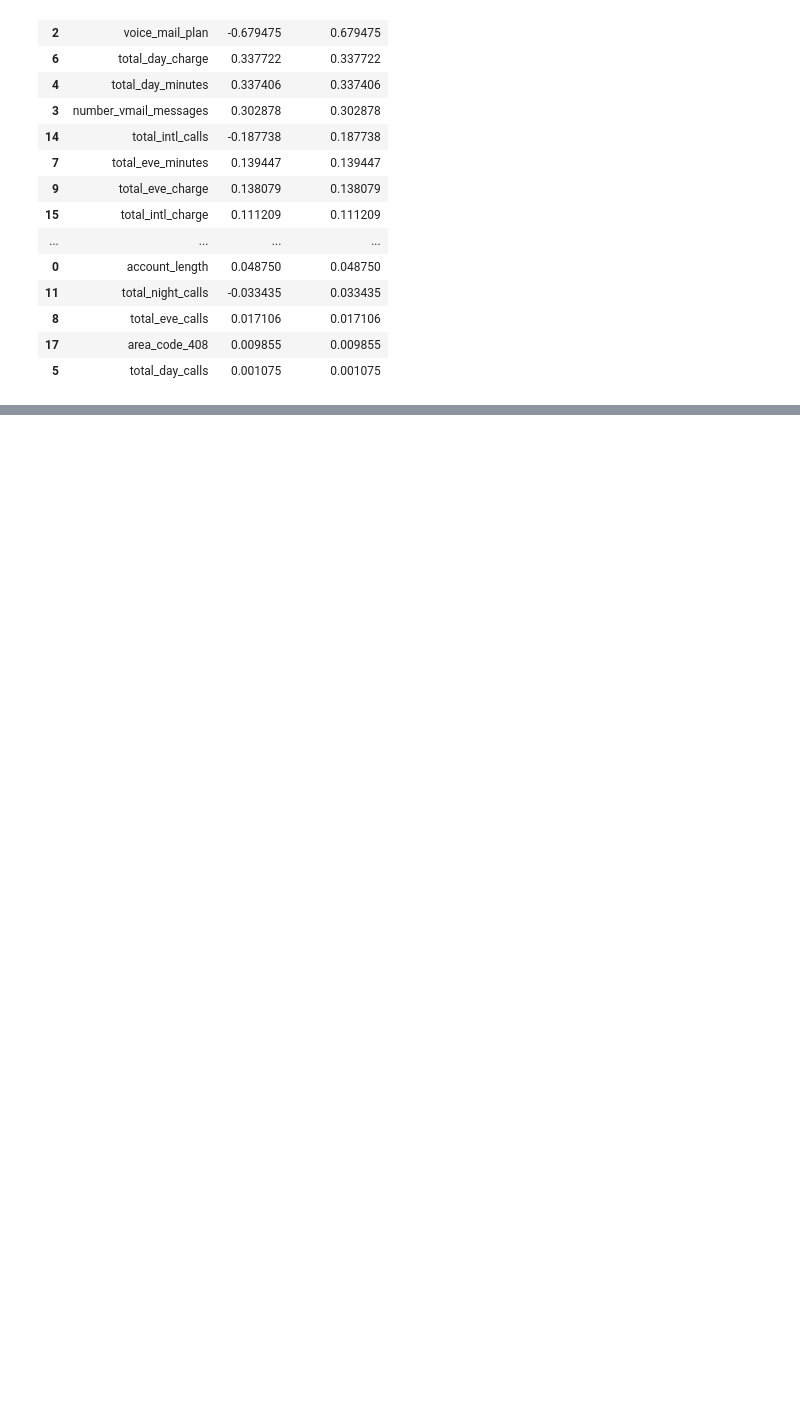
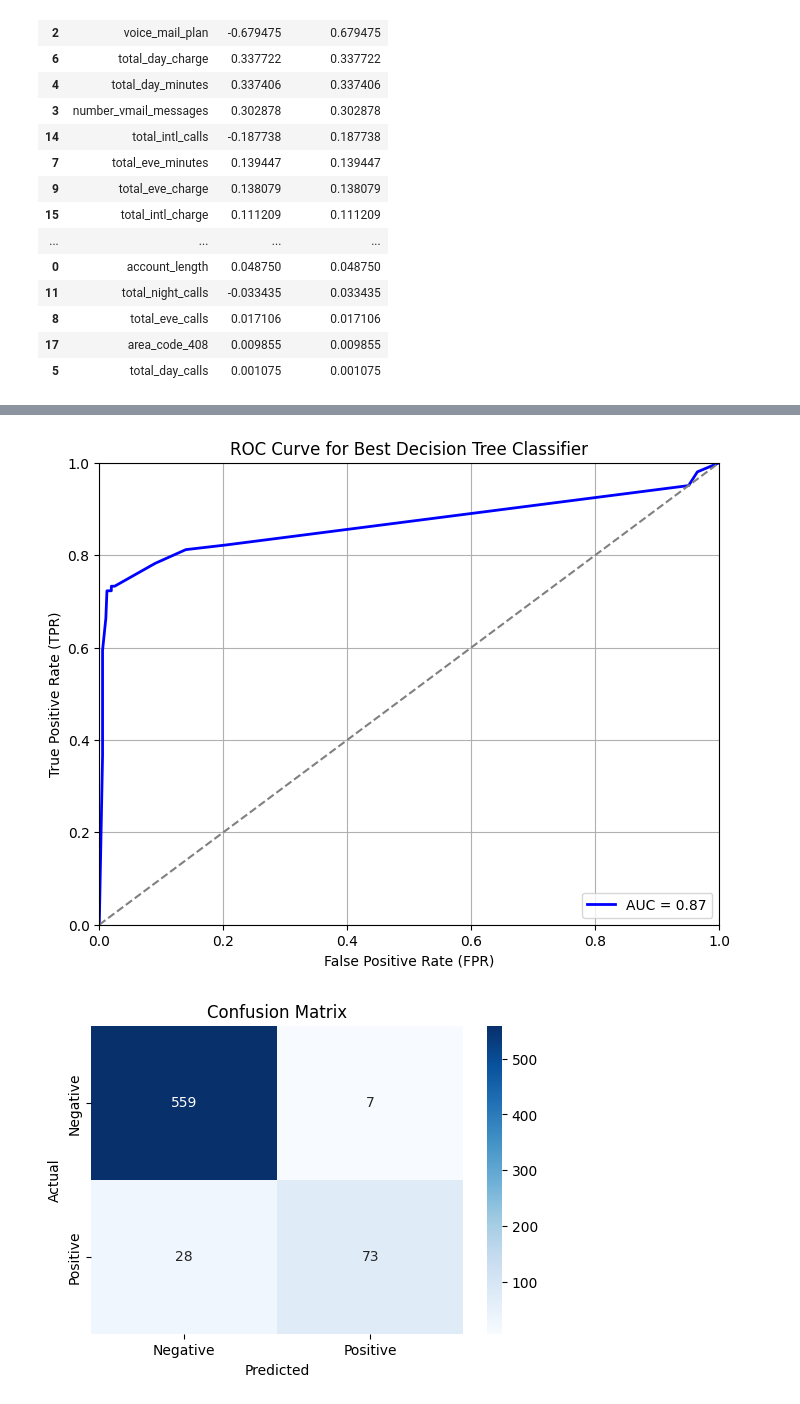
Before and after one commit to Wangari-web/dsc-phase-3-project-v2-3, a Jupyter notebook: syriatel_customer_churn.ipynb, the cells around one changed output, grey strips where cells are left out. Cells and saved outputs as stored; diff of their text form; code cells hidden in the pictures; blank space fills up the shorter version.

```diff
--- a/syriatel_customer_churn.ipynb
+++ b/syriatel_customer_churn.ipynb
@@ -1132,0 +1136,12 @@ Impact: Negligible impact. The number of day calls has almost no impact on the l
+# %%
+#categorical_features = ['area_code_408', 'area_code_415', 'area_code_510', 'international_plan_no',
+       #                 'international_plan_yes', 'voice_mail_plan_no', 'voice_mail_plan_yes']
+
+# Initialize the Decision Tree Classifier
+clf = DecisionTreeClassifier(random_state=42)
+
+# Train the classifier on the encoded training data
+clf.fit(X_train, y_train)
+
+# Make predictions on the encoded testing data
+y_pred = clf.predict(X_test)
@@ -1132,0 +1322,51 @@ Impact: Negligible impact. The number of day calls has almost no impact on the l
+# %%
+import matplotlib.pyplot as plt
+from sklearn.metrics import roc_curve, roc_auc_score
+
+# Get probability estimates for class 1 (positive class)
+y_prob = clf1.predict_proba(X_test)[:, 1]
+
+# Calculate the false positive rate (FPR), true positive rate (TPR), and threshold
+fpr, tpr, thresholds = roc_curve(y_test, y_prob)
+
+# Calculate the area under the ROC curve (AUC)
+roc_auc = roc_auc_score(y_test, y_prob)
+
+# Plot the ROC curve
+plt.figure(figsize=(8, 6))
+plt.plot(fpr, tpr, color='b', lw=2, label=f'AUC = {roc_auc:.2f}')
+plt.plot([0, 1], [0, 1], color='gray', linestyle='--')
+plt.xlim([0.0, 1.0])
+plt.ylim([0.0, 1.0])
+plt.xlabel('False Positive Rate (FPR)')
+plt.ylabel('True Positive Rate (TPR)')
+plt.title('ROC Curve for Best Decision Tree Classifier')
+plt.legend(loc='lower right')
+plt.grid(True)
+plt.show()
+
+
+
+#create confusion matrix
+from sklearn.metrics import confusion_matrix
+import matplotlib.pyplot as plt
+
+# Assuming predictions are the predictions from your classifier
+conf_matrix = confusion_matrix(y_test, predictions)
+
+# Defining the labels for the matrix
+labels = ['Negative', 'Positive']
+
+# Creating a color map for the matrix
+cmap = 'Blues'
+
+# Plotting the confusion matrix with colors
+plt.figure(figsize=(6, 4))
+sns.heatmap(conf_matrix, annot=True, fmt="d", cmap=cmap, xticklabels=labels, yticklabels=labels)
+plt.title("Confusion Matrix")
+plt.xlabel("Predicted")
+plt.ylabel("Actual")
+plt.show()
+# %% [output]
+[figure, added]
+[figure, added]
```
Also changed, not shown: parts of 45 cells of this notebook, 2 other files.
